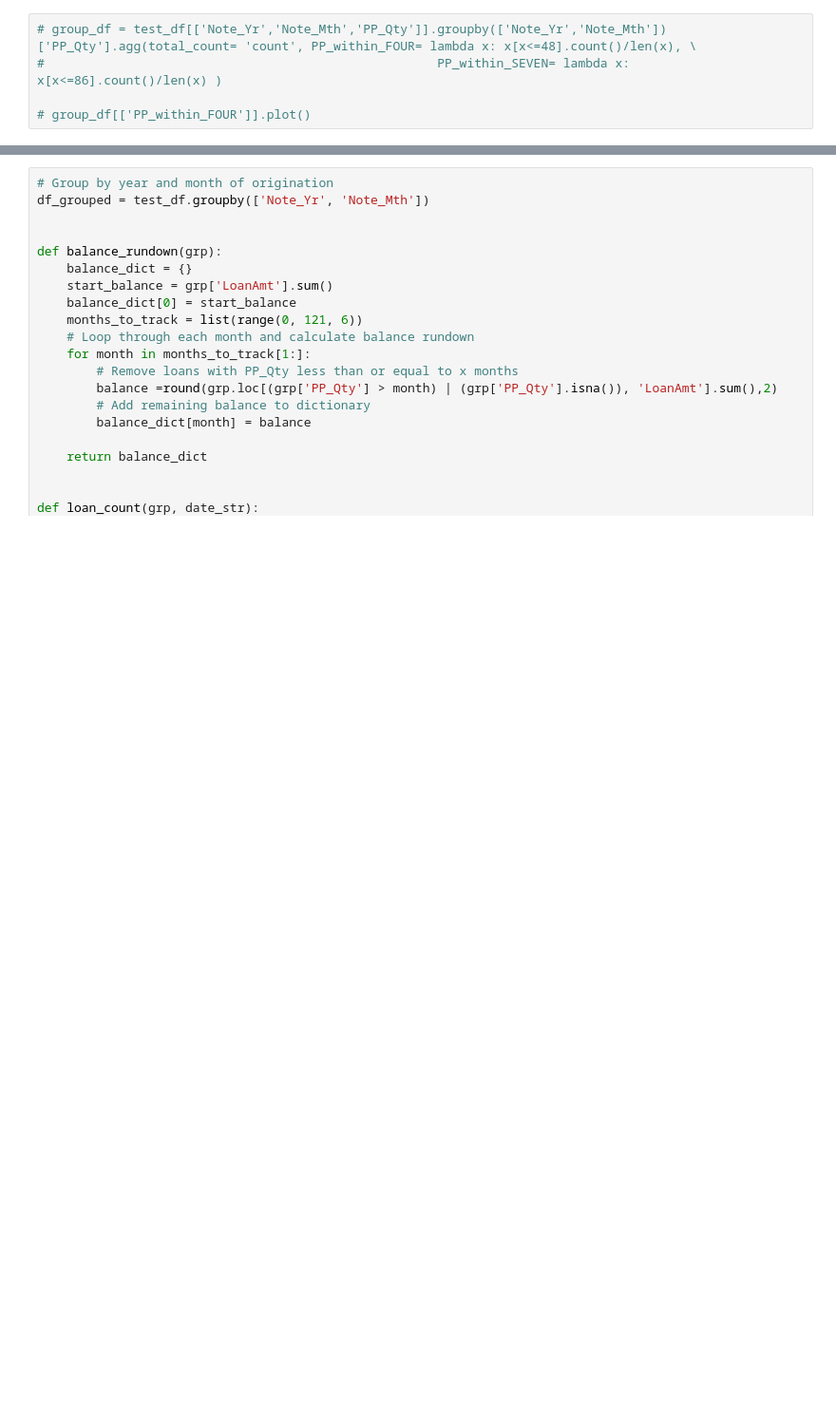
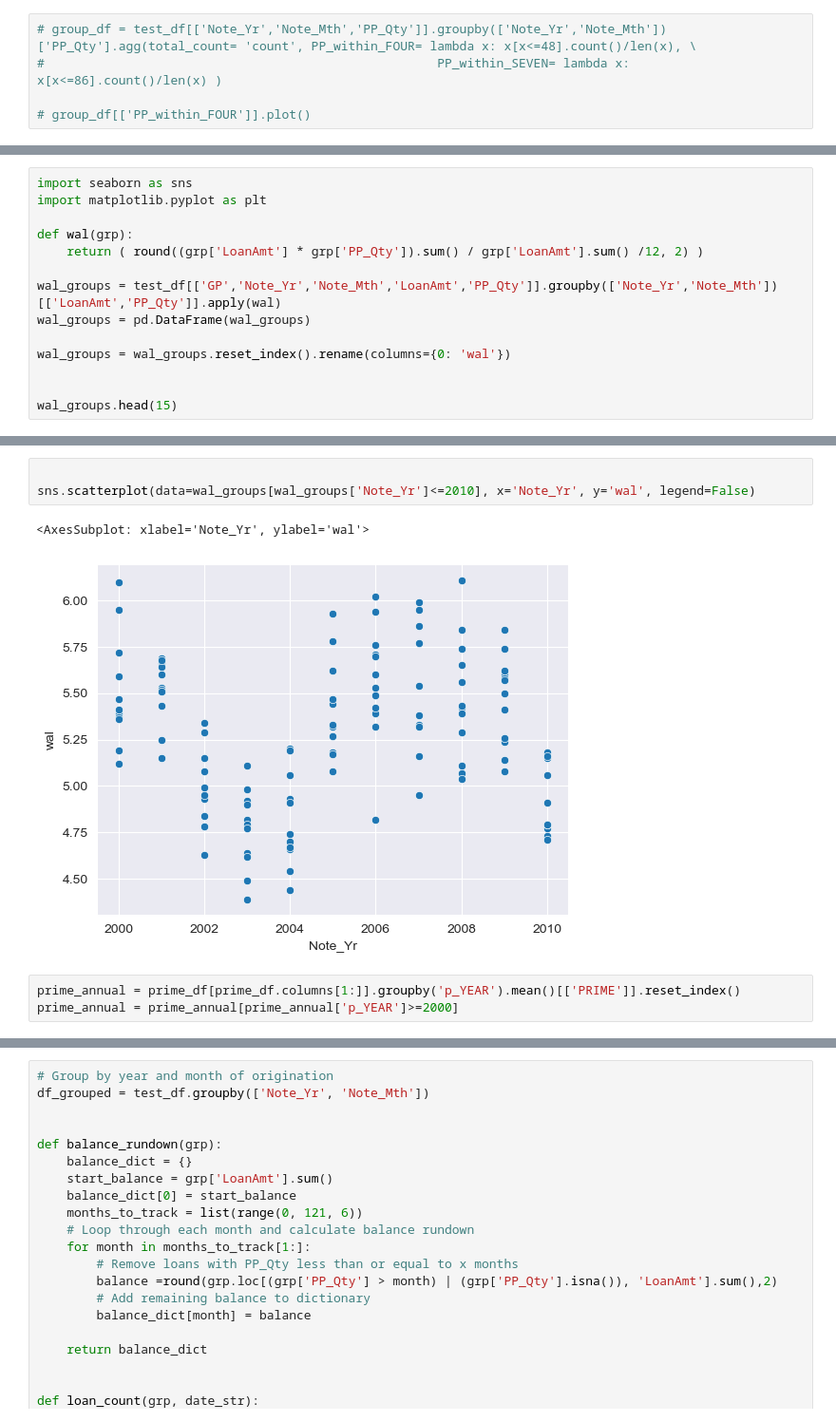
Before and after one commit to laramiedunlap/workstation_transfers, a Jupyter notebook: load_prime_table/prime.ipynb, the cells around one changed output, grey strips where cells are left out. Shown: that part at 95% size. Cells and saved outputs as stored; diff of their text form; blank space fills up the shorter version.

Commit message:
modded prime nb

```diff
--- a/load_prime_table/prime.ipynb
+++ b/load_prime_table/prime.ipynb
@@ -106,0 +121,14 @@ test_df['PP_Qty'] = test_df[['PrepayMthsQty','DefaultMthsQty']].apply(coalesce_l
+# %%
+import seaborn as sns
+import matplotlib.pyplot as plt
+
+def wal(grp):
+    return ( round((grp['LoanAmt'] * grp['PP_Qty']).sum() / grp['LoanAmt'].sum() /12, 2) )
+
+wal_groups = test_df[['GP','Note_Yr','Note_Mth','LoanAmt','PP_Qty']].groupby(['Note_Yr','Note_Mth'])[['LoanAmt','PP_Qty']].apply(wal)
+wal_groups = pd.DataFrame(wal_groups)
+
+wal_groups = wal_groups.reset_index().rename(columns={0: 'wal'})
+
+
+wal_groups.head(15)
@@ -106,0 +152,9 @@ test_df['PP_Qty'] = test_df[['PrepayMthsQty','DefaultMthsQty']].apply(coalesce_l
+# %%
+
+sns.scatterplot(data=wal_groups[wal_groups['Note_Yr']<=2010], x='Note_Yr', y='wal', legend=False)
+# %% [output]
+<AxesSubplot: xlabel='Note_Yr', ylabel='wal'>
+[figure, added]
+# %%
+prime_annual = prime_df[prime_df.columns[1:]].groupby('p_YEAR').mean()[['PRIME']].reset_index()
+prime_annual = prime_annual[prime_annual['p_YEAR']>=2000]
```
Also changed, not shown: parts of 17 cells of this notebook.
